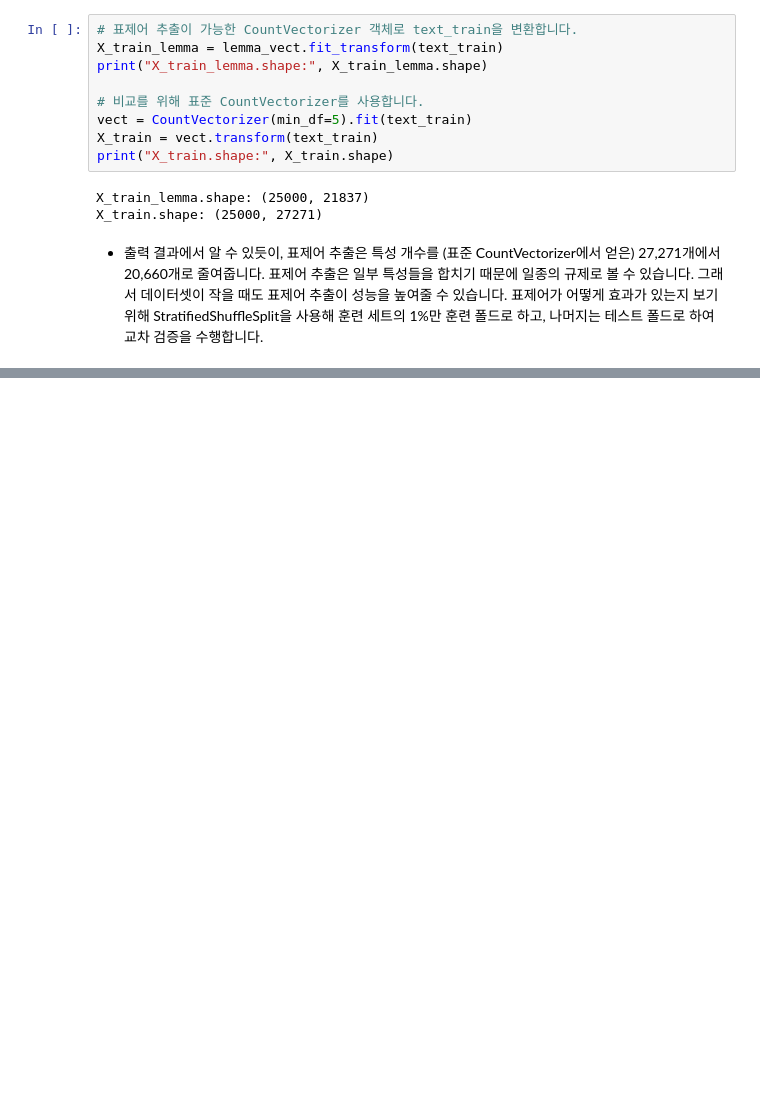
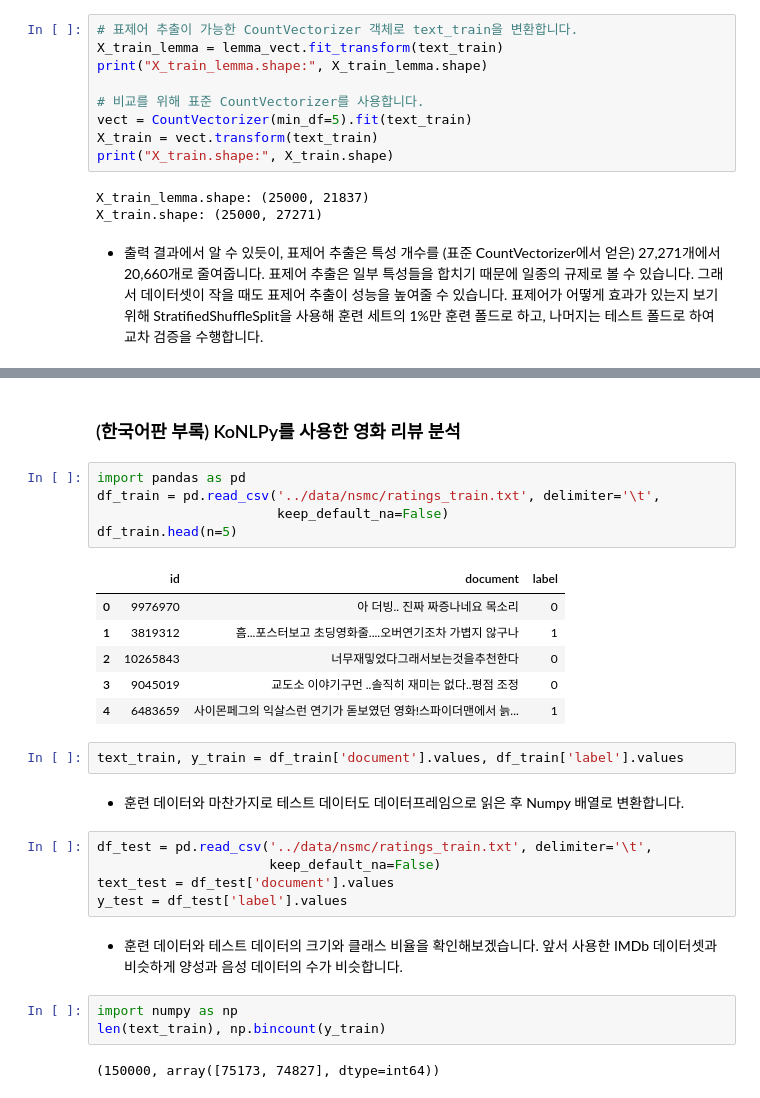
Before and after one commit to junes7/python_machine_learning, a Jupyter notebook: Handling Text Data.ipynb, the cells around one changed output, grey strips where cells are left out. Cells and saved outputs as stored; diff of their text form; blank space fills up the shorter version.

```diff
--- a/Handling Text Data.ipynb
+++ b/Handling Text Data.ipynb
@@ -555,0 +600,30 @@ NameError: name 'GridSearchCV' is not defined
+# %% [markdown]
+### (한국어판 부록) KoNLPy를 사용한 영화 리뷰 분석
+# %%
+import pandas as pd
+df_train = pd.read_csv('../data/nsmc/ratings_train.txt', delimiter='\t',
+                       keep_default_na=False)
+df_train.head(n=5)
+# %% [output]
+|  | id | document | label |
+| 0 | 9976970 | 아 더빙.. 진짜 짜증나네요 목소리 | 0 |
+| 1 | 3819312 | 흠...포스터보고 초딩영화줄....오버연기조차 가볍지 않구나 | 1 |
+| 2 | 10265843 | 너무재밓었다그래서보는것을추천한다 | 0 |
+| 3 | 9045019 | 교도소 이야기구먼 ..솔직히 재미는 없다..평점 조정 | 0 |
+| 4 | 6483659 | 사이몬페그의 익살스런 연기가 돋보였던 영화!스파이더맨에서 늙... | 1 |
+# %%
+text_train, y_train = df_train['document'].values, df_train['label'].values
+# %% [markdown]
+* 훈련 데이터와 마찬가지로 테스트 데이터도 데이터프레임으로 읽은 후 Numpy 배열로 변환합니다.
+# %%
+df_test = pd.read_csv('../data/nsmc/ratings_train.txt', delimiter='\t',
+                      keep_default_na=False)
+text_test = df_test['document'].values
+y_test = df_test['label'].values
+# %% [markdown]
+* 훈련 데이터와 테스트 데이터의 크기와 클래스 비율을 확인해보겠습니다. 앞서 사용한 IMDb 데이터셋과 비슷하게 양성과 음성 데이터의 수가 비슷합니다.
+# %%
+import numpy as np
+len(text_train), np.bincount(y_train)
+# %% [output]
+(150000, array([75173, 74827], dtype=int64))
```
Also changed, not shown: parts of 7 cells of this notebook.
